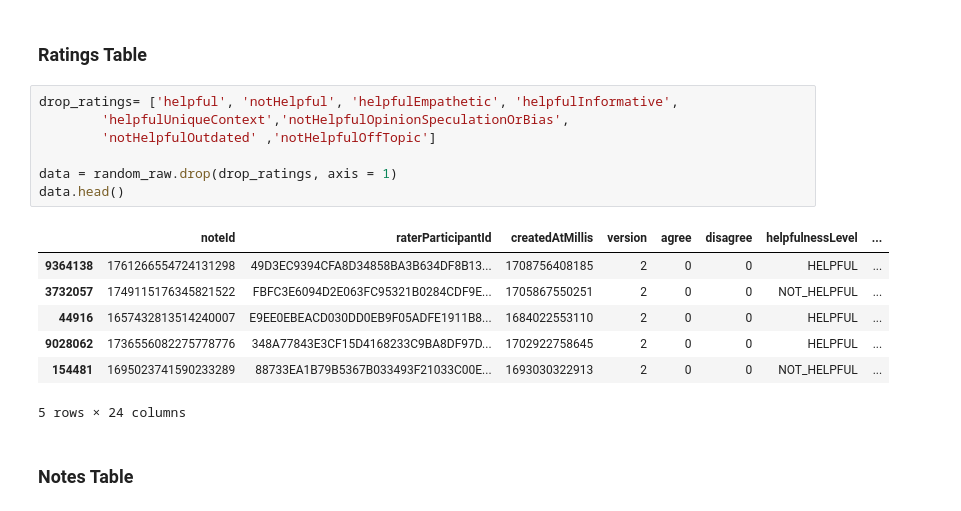
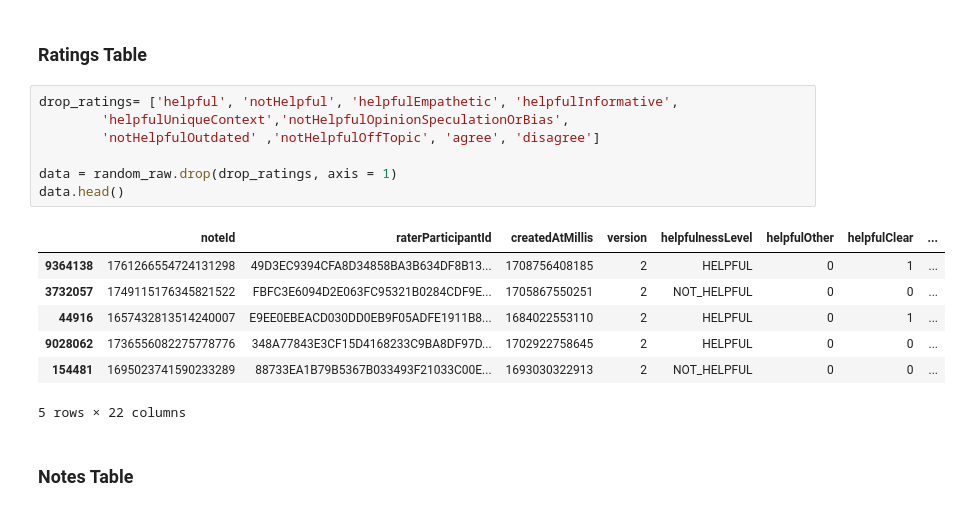
Before and after one commit to RayH-1/hertie-ml-x-project, a Jupyter notebook: 2_Cleaned_Data/21_Code/Data_Cleaning.ipynb, the cells around one changed output. Drawn from its saved outputs; the diff is of its cells as text.

```diff
--- a/2_Cleaned_Data/21_Code/Data_Cleaning.ipynb
+++ b/2_Cleaned_Data/21_Code/Data_Cleaning.ipynb
@@ -125,18 +149,18 @@ Because there are no duplicates in the `noteId`, it indicates that this is likel
 # %%
 drop_ratings= ['helpful', 'notHelpful', 'helpfulEmpathetic', 'helpfulInformative',
         'helpfulUniqueContext','notHelpfulOpinionSpeculationOrBias',
-        'notHelpfulOutdated' ,'notHelpfulOffTopic']
+        'notHelpfulOutdated' ,'notHelpfulOffTopic', 'agree', 'disagree']
 
 data = random_raw.drop(drop_ratings, axis = 1)
 data.head()
 # %% [output]
-|  | noteId | raterParticipantId | createdAtMillis | version | agree | disagree | helpfulnessLevel | ... |
-| 9364138 | 1761266554724131298 | 49D3EC9394CFA8D34858BA3B634DF8B13... | 1708756408185 | 2 | 0 | 0 | HELPFUL | ... |
-| 3732057 | 1749115176345821522 | FBFC3E6094D2E063FC95321B0284CDF9E... | 1705867550251 | 2 | 0 | 0 | NOT_HELPFUL | ... |
-| 44916 | 1657432813514240007 | E9EE0EBEACD030DD0EB9F05ADFE1911B8... | 1684022553110 | 2 | 0 | 0 | HELPFUL | ... |
-| 9028062 | 1736556082275778776 | 348A77843E3CF15D4168233C9BA8DF97D... | 1702922758645 | 2 | 0 | 0 | HELPFUL | ... |
-| 154481 | 1695023741590233289 | 88733EA1B79B5367B033493F21033C00E... | 1693030322913 | 2 | 0 | 0 | NOT_HELPFUL | ... |
+|  | noteId | raterParticipantId | createdAtMillis | version | helpfulnessLevel | helpfulOther | helpfulClear | ... |
+| 9364138 | 1761266554724131298 | 49D3EC9394CFA8D34858BA3B634DF8B13... | 1708756408185 | 2 | HELPFUL | 0 | 1 | ... |
+| 3732057 | 1749115176345821522 | FBFC3E6094D2E063FC95321B0284CDF9E... | 1705867550251 | 2 | NOT_HELPFUL | 0 | 0 | ... |
+| 44916 | 1657432813514240007 | E9EE0EBEACD030DD0EB9F05ADFE1911B8... | 1684022553110 | 2 | HELPFUL | 0 | 1 | ... |
+| 9028062 | 1736556082275778776 | 348A77843E3CF15D4168233C9BA8DF97D... | 1702922758645 | 2 | HELPFUL | 0 | 0 | ... |
+| 154481 | 1695023741590233289 | 88733EA1B79B5367B033493F21033C00E... | 1693030322913 | 2 | NOT_HELPFUL | 0 | 0 | ... |
-5 rows × 24 columns
+5 rows × 22 columns
 # %% [markdown]
 ### Notes Table
 # %%
```
Also changed, not shown: parts of 12 cells of this notebook, 2 other files.
